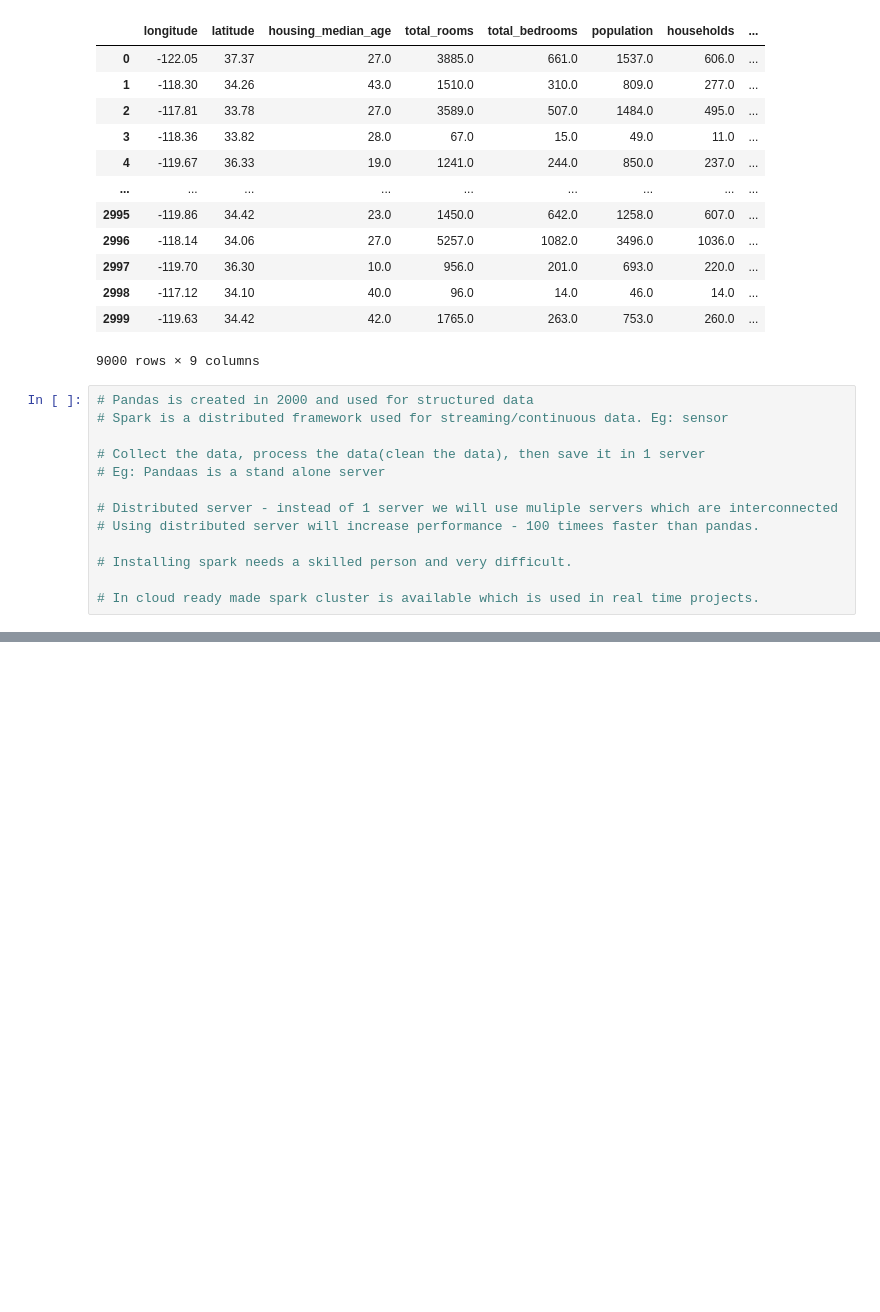
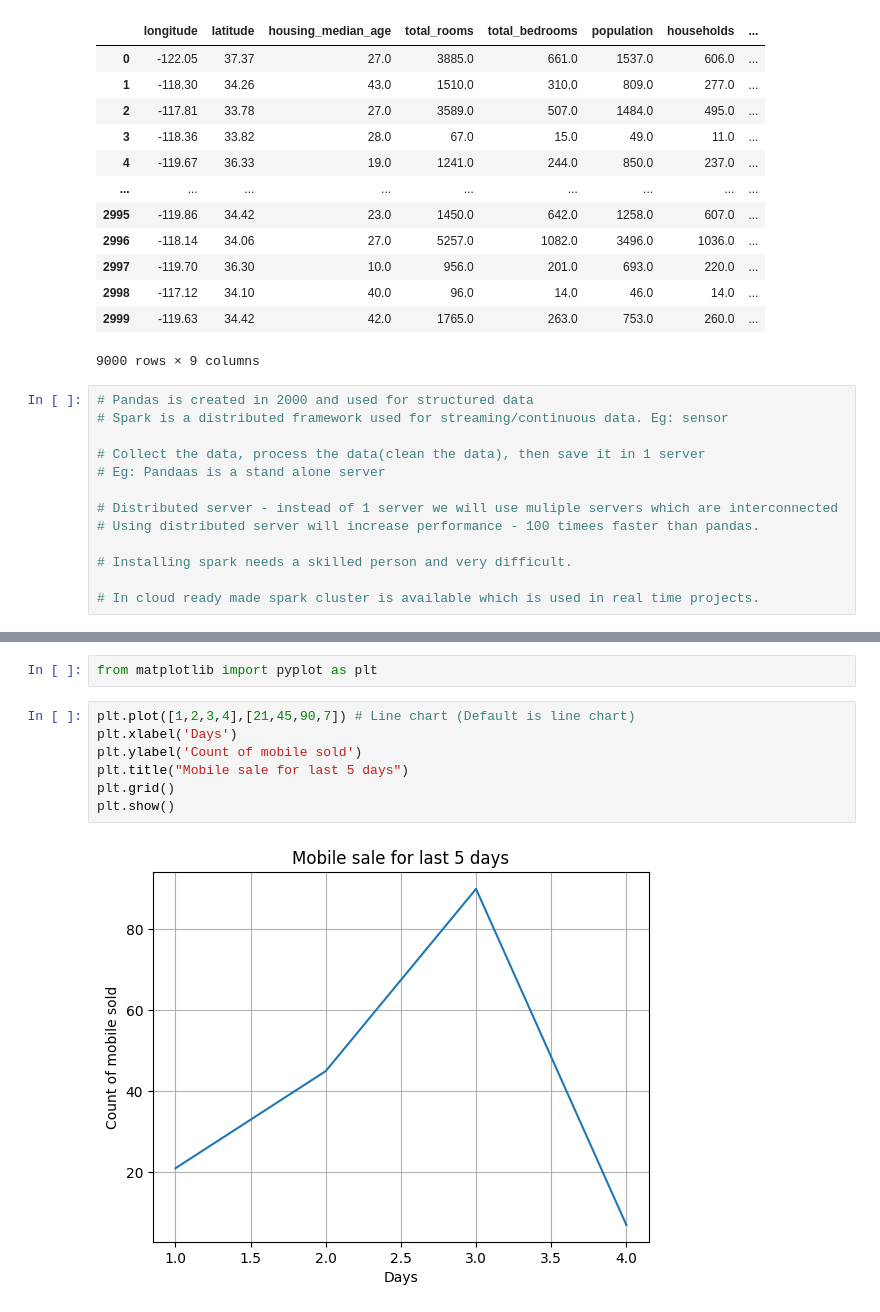
Before and after one commit to aneetajohn/OASIS-POC1, a Jupyter notebook: Untitled0.ipynb, the cells around one changed output, grey strips where cells are left out. Drawn from its saved outputs; the diff is of its cells as text; blank space fills up the shorter version.

```diff
--- a/Untitled0.ipynb
+++ b/Untitled0.ipynb
@@ -849,0 +864,11 @@ pd.concat([df, df_json, df_parquet])
+# %%
+from matplotlib import pyplot as plt
+# %%
+plt.plot([1,2,3,4],[21,45,90,7]) # Line chart (Default is line chart)
+plt.xlabel('Days')
+plt.ylabel('Count of mobile sold')
+plt.title("Mobile sale for last 5 days")
+plt.grid()
+plt.show()
+# %% [output]
+[figure, added]
```
Also changed, not shown: parts of 13 cells of this notebook.
